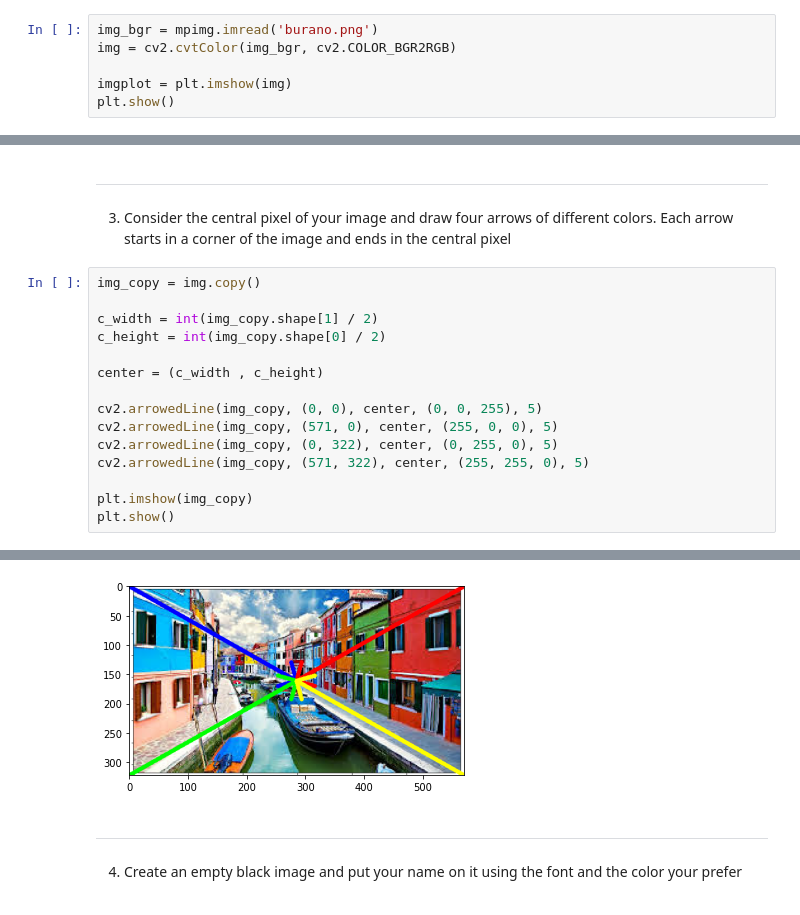
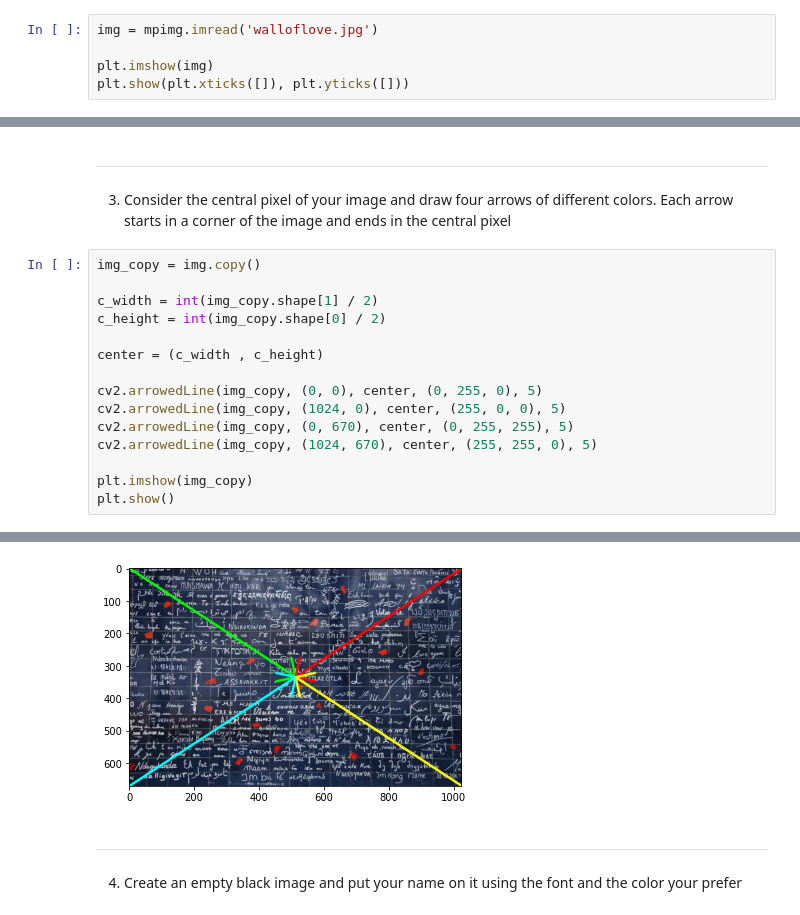
Before and after one commit to vitovicenti/Computer-Vision-Exercises, a Jupyter notebook: Exercise_2_Drawing.ipynb, the cells around one changed output, grey strips where cells are left out. Drawn from its saved outputs; the diff is of its cells as text.

```diff
--- a/Exercise_2_Drawing.ipynb
+++ b/Exercise_2_Drawing.ipynb
@@ -10,9 +10,8 @@ import numpy as np
 import matplotlib.pyplot as plt
 import matplotlib.image as mpimg
 # %%
-img_bgr = mpimg.imread('burano.png')
-img = cv2.cvtColor(img_bgr, cv2.COLOR_BGR2RGB)
+img = mpimg.imread('walloflove.jpg')
 
-imgplot = plt.imshow(img)
-plt.show()
+plt.imshow(img)
+plt.show(plt.xticks([]), plt.yticks([]))
 # %% [output]
@@ -57,10 +55,10 @@ c_height = int(img_copy.shape[0] / 2)
 
 center = (c_width , c_height)
 
-cv2.arrowedLine(img_copy, (0, 0), center, (0, 0, 255), 5)
-cv2.arrowedLine(img_copy, (571, 0), center, (255, 0, 0), 5)
-cv2.arrowedLine(img_copy, (0, 322), center, (0, 255, 0), 5)
-cv2.arrowedLine(img_copy, (571, 322), center, (255, 255, 0), 5)
+cv2.arrowedLine(img_copy, (0, 0), center, (0, 255, 0), 5)
+cv2.arrowedLine(img_copy, (1024, 0), center, (255, 0, 0), 5)
+cv2.arrowedLine(img_copy, (0, 670), center, (0, 255, 255), 5)
+cv2.arrowedLine(img_copy, (1024, 670), center, (255, 255, 0), 5)
 
 plt.imshow(img_copy)
 plt.show()
@@ -69,4 +66,4 @@ WARNING:matplotlib.image:Clipping input data to the valid range for imshow with
-[figure, old version]
+[figure, new version]
 # %% [markdown]
 
 
```
Also changed, not shown: parts of 4 cells of this notebook.
